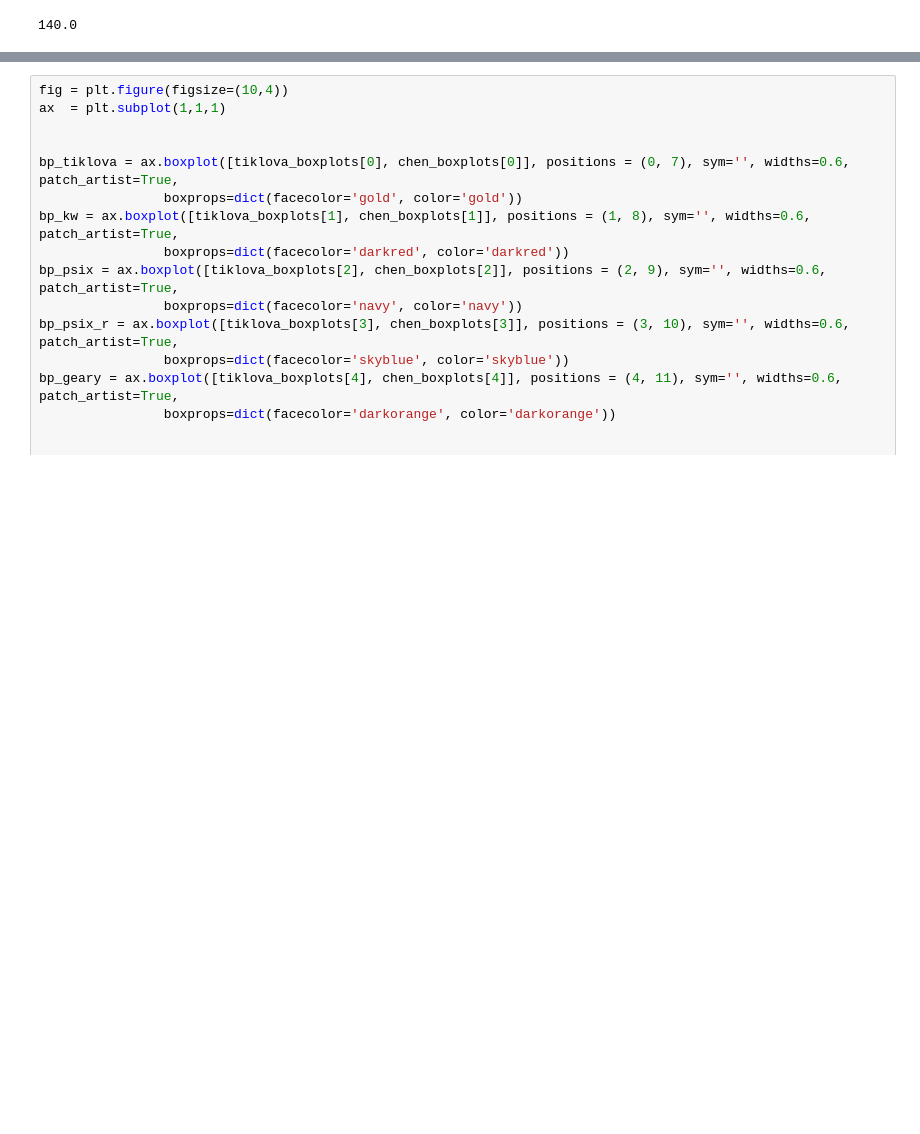
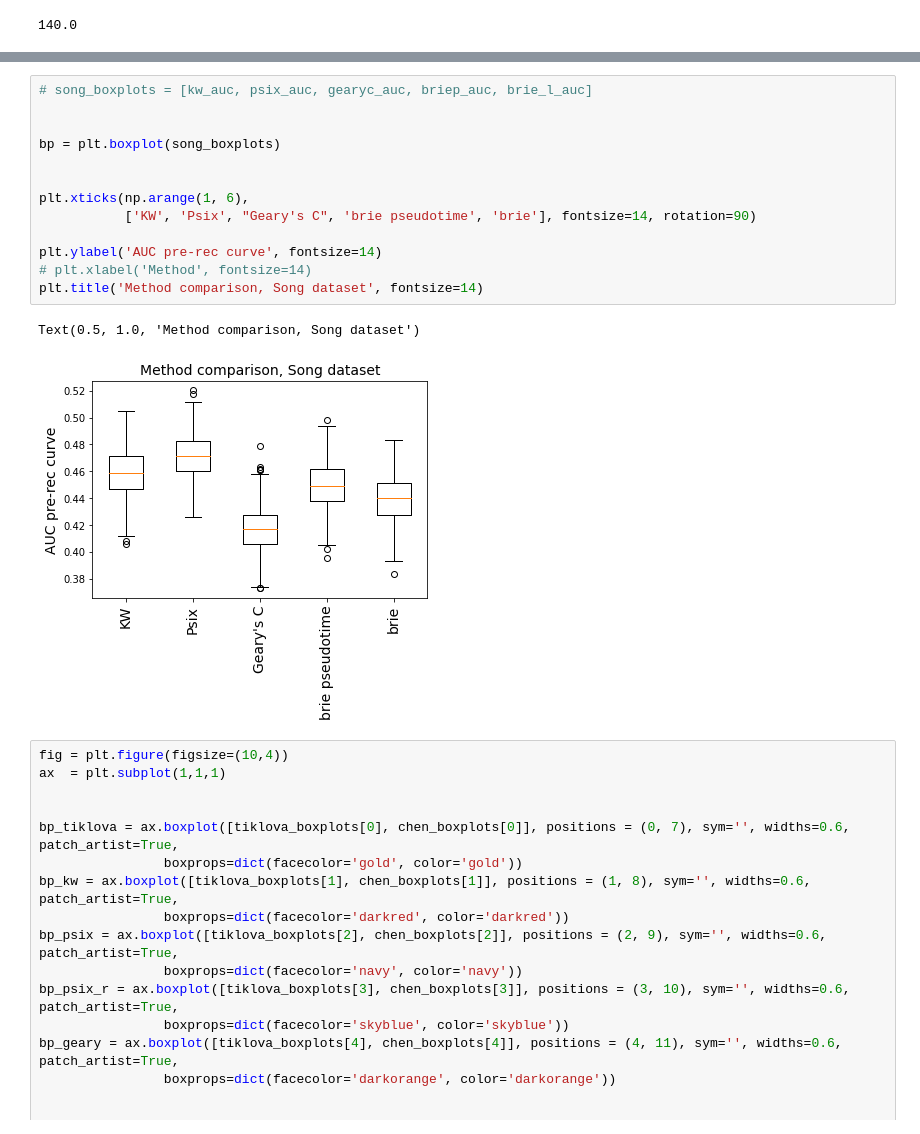
Before and after one commit to lareaulab/psix, a Jupyter notebook: data_analysis/bulk_sc_comparison.ipynb, the cells around one changed output, grey strips where cells are left out. Cells and saved outputs as stored; diff of their text form; blank space fills up the shorter version.

```diff
--- a/data_analysis/bulk_sc_comparison.ipynb
+++ b/data_analysis/bulk_sc_comparison.ipynb
@@ -903,3 +936,19 @@ Text(0.5, 1.0, 'Method comparison, Chen dataset')
+# %%
+# song_boxplots = [kw_auc, psix_auc, gearyc_auc, briep_auc, brie_l_auc]
+
+
+bp = plt.boxplot(song_boxplots)
+
+
+plt.xticks(np.arange(1, 6),
+           ['KW', 'Psix', "Geary's C", 'brie pseudotime', 'brie'], fontsize=14, rotation=90)
+
+plt.ylabel('AUC pre-rec curve', fontsize=14)
+# plt.xlabel('Method', fontsize=14)
+plt.title('Method comparison, Song dataset', fontsize=14)
+# %% [output]
+Text(0.5, 1.0, 'Method comparison, Song dataset')
+[figure, added]
 # %%
 fig = plt.figure(figsize=(10,4))
 ax  = plt.subplot(1,1,1)
```
Also changed, not shown: parts of 15 cells of this notebook, 7 other files.
